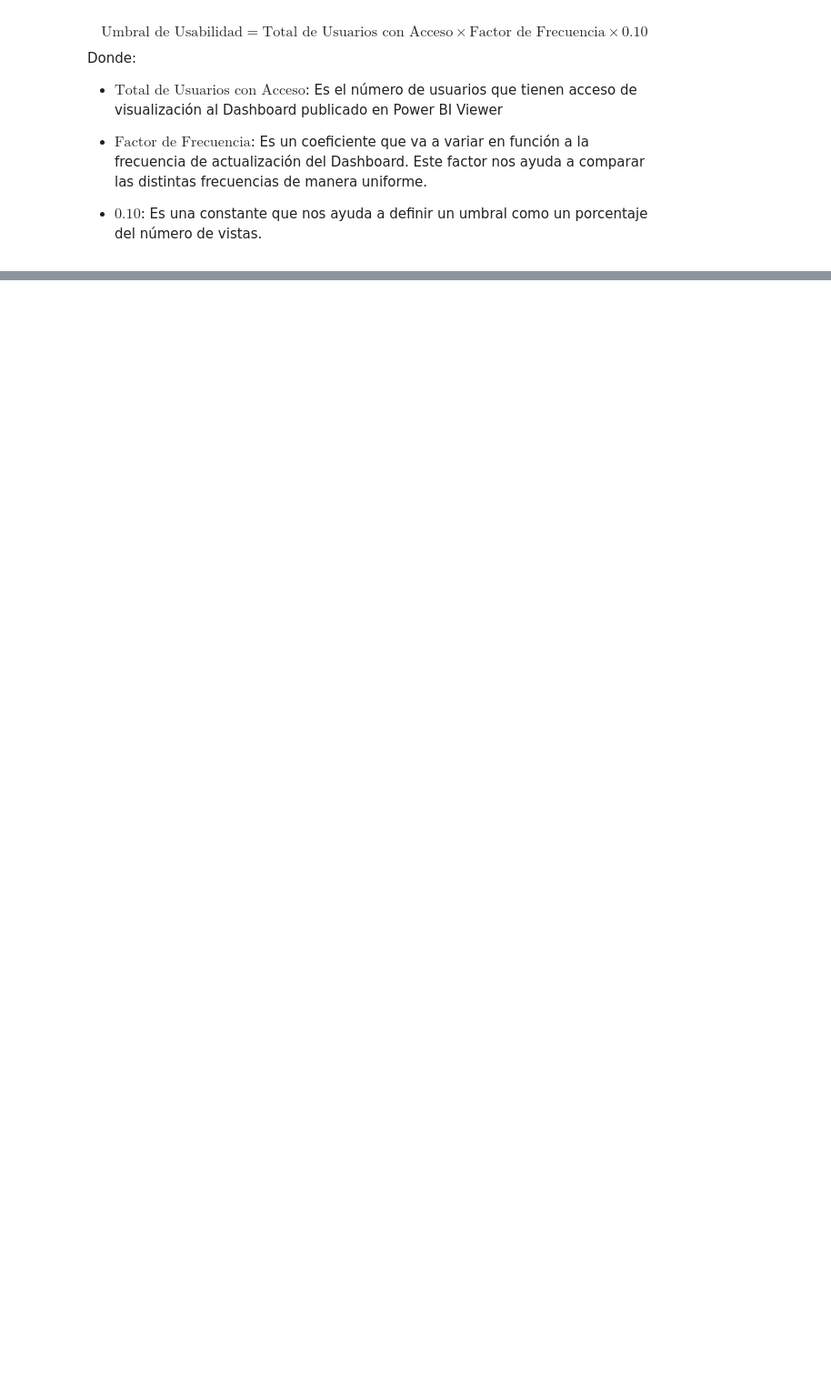
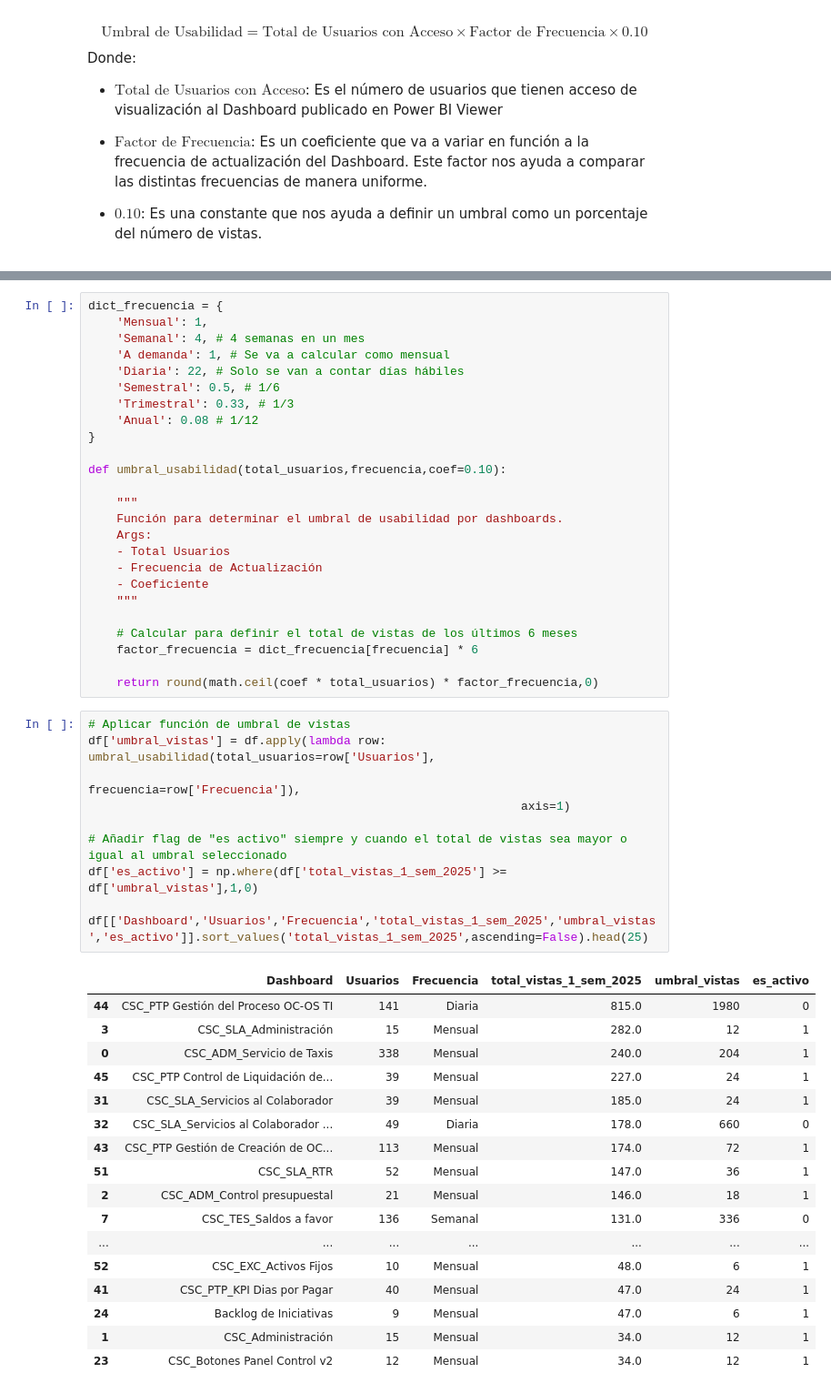
Before and after one commit to alessandroperales74/alicorp_eda_dashboards, a Jupyter notebook: eda_dashboards.ipynb, the cells around one changed output, grey strips where cells are left out. Shown at 91% size. Drawn from its saved outputs; the diff is of its cells as text; blank space fills up the shorter version.

```diff
--- a/eda_dashboards.ipynb
+++ b/eda_dashboards.ipynb
@@ -260,0 +274,53 @@ Donde:
+# %%
+dict_frecuencia = {
+    'Mensual': 1,
+    'Semanal': 4, # 4 semanas en un mes
+    'A demanda': 1, # Se va a calcular como mensual
+    'Diaria': 22, # Solo se van a contar días hábiles
+    'Semestral': 0.5, # 1/6
+    'Trimestral': 0.33, # 1/3
+    'Anual': 0.08 # 1/12
+}
+
+def umbral_usabilidad(total_usuarios,frecuencia,coef=0.10):
+
+    """
+    Función para determinar el umbral de usabilidad por dashboards.
+    Args:
+    - Total Usuarios
+    - Frecuencia de Actualización
+    - Coeficiente
+    """
+
+    # Calcular para definir el total de vistas de los últimos 6 meses
+    factor_frecuencia = dict_frecuencia[frecuencia] * 6
+
+    return round(math.ceil(coef * total_usuarios) * factor_frecuencia,0)
+# %%
+# Aplicar función de umbral de vistas
+df['umbral_vistas'] = df.apply(lambda row: umbral_usabilidad(total_usuarios=row['Usuarios'],
+                                                             frecuencia=row['Frecuencia']),
+                                                             axis=1)
+
+# Añadir flag de "es activo" siempre y cuando el total de vistas sea mayor o igual al umbral seleccionado
+df['es_activo'] = np.where(df['total_vistas_1_sem_2025'] >= df['umbral_vistas'],1,0)
+
+df[['Dashboard','Usuarios','Frecuencia','total_vistas_1_sem_2025','umbral_vistas','es_activo']].sort_values('total_vistas_1_sem_2025',ascending=False).head(25)
+# %% [output]
+|  | Dashboard | Usuarios | Frecuencia | total_vistas_1_sem_2025 | umbral_vistas | es_activo |
+| 44 | CSC_PTP Gestión del Proceso OC-OS TI | 141 | Diaria | 815.0 | 1980 | 0 |
+| 3 | CSC_SLA_Administración | 15 | Mensual | 282.0 | 12 | 1 |
+| 0 | CSC_ADM_Servicio de Taxis | 338 | Mensual | 240.0 | 204 | 1 |
+| 45 | CSC_PTP Control de Liquidación de... | 39 | Mensual | 227.0 | 24 | 1 |
+| 31 | CSC_SLA_Servicios al Colaborador | 39 | Mensual | 185.0 | 24 | 1 |
+| 32 | CSC_SLA_Servicios al Colaborador ... | 49 | Diaria | 178.0 | 660 | 0 |
+| 43 | CSC_PTP Gestión de Creación de OC... | 113 | Mensual | 174.0 | 72 | 1 |
+| 51 | CSC_SLA_RTR | 52 | Mensual | 147.0 | 36 | 1 |
+| 2 | CSC_ADM_Control presupuestal | 21 | Mensual | 146.0 | 18 | 1 |
+| 7 | CSC_TES_Saldos a favor | 136 | Semanal | 131.0 | 336 | 0 |
+| ... | ... | ... | ... | ... | ... | ... |
+| 52 | CSC_EXC_Activos Fijos | 10 | Mensual | 48.0 | 6 | 1 |
+| 41 | CSC_PTP_KPI Dias por Pagar | 40 | Mensual | 47.0 | 24 | 1 |
+| 24 | Backlog de Iniciativas | 9 | Mensual | 47.0 | 6 | 1 |
+| 1 | CSC_Administración | 15 | Mensual | 34.0 | 12 | 1 |
+| 23 | CSC_Botones Panel Control v2 | 12 | Mensual | 34.0 | 12 | 1 |
```
Also changed, not shown: parts of 6 cells of this notebook, 5 other files.
